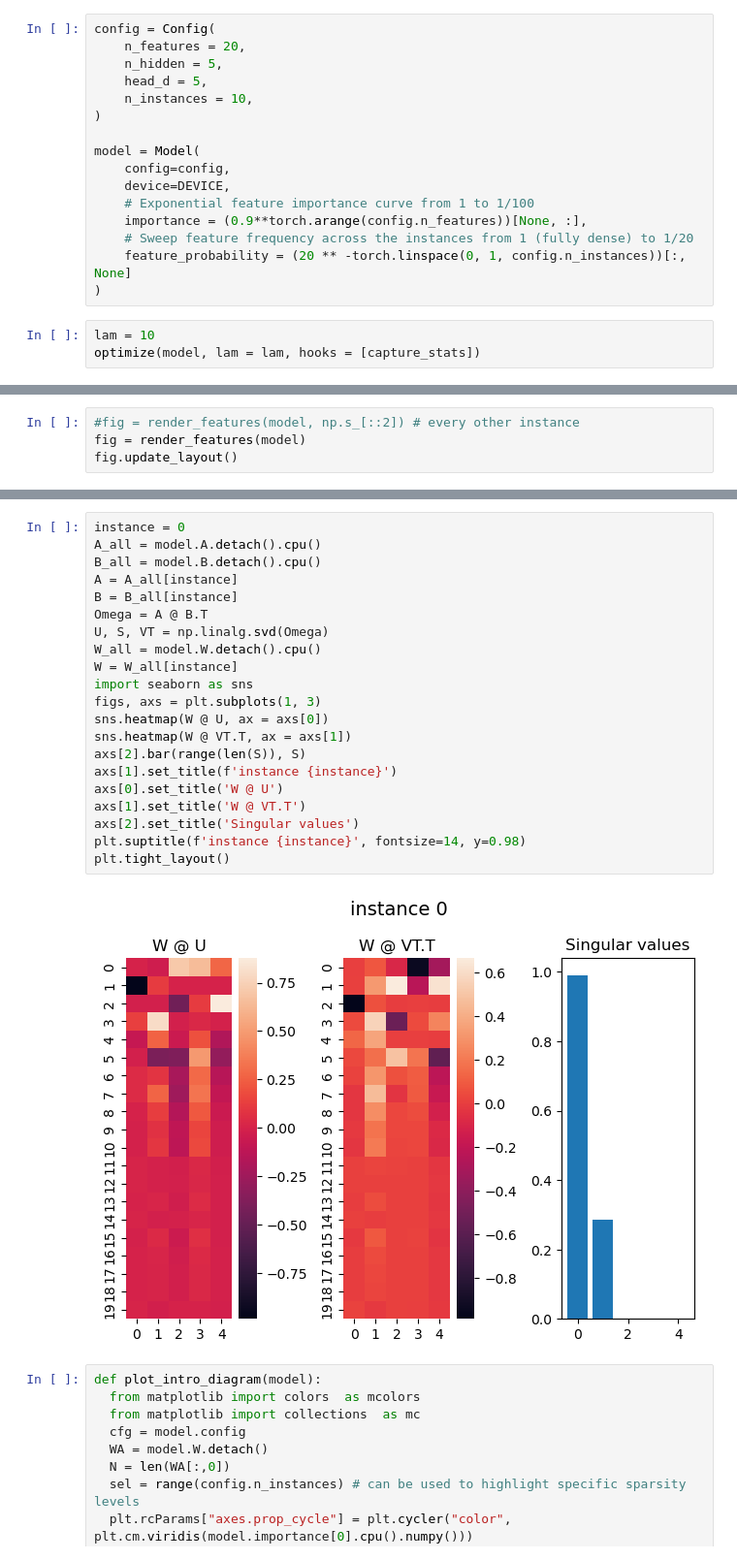
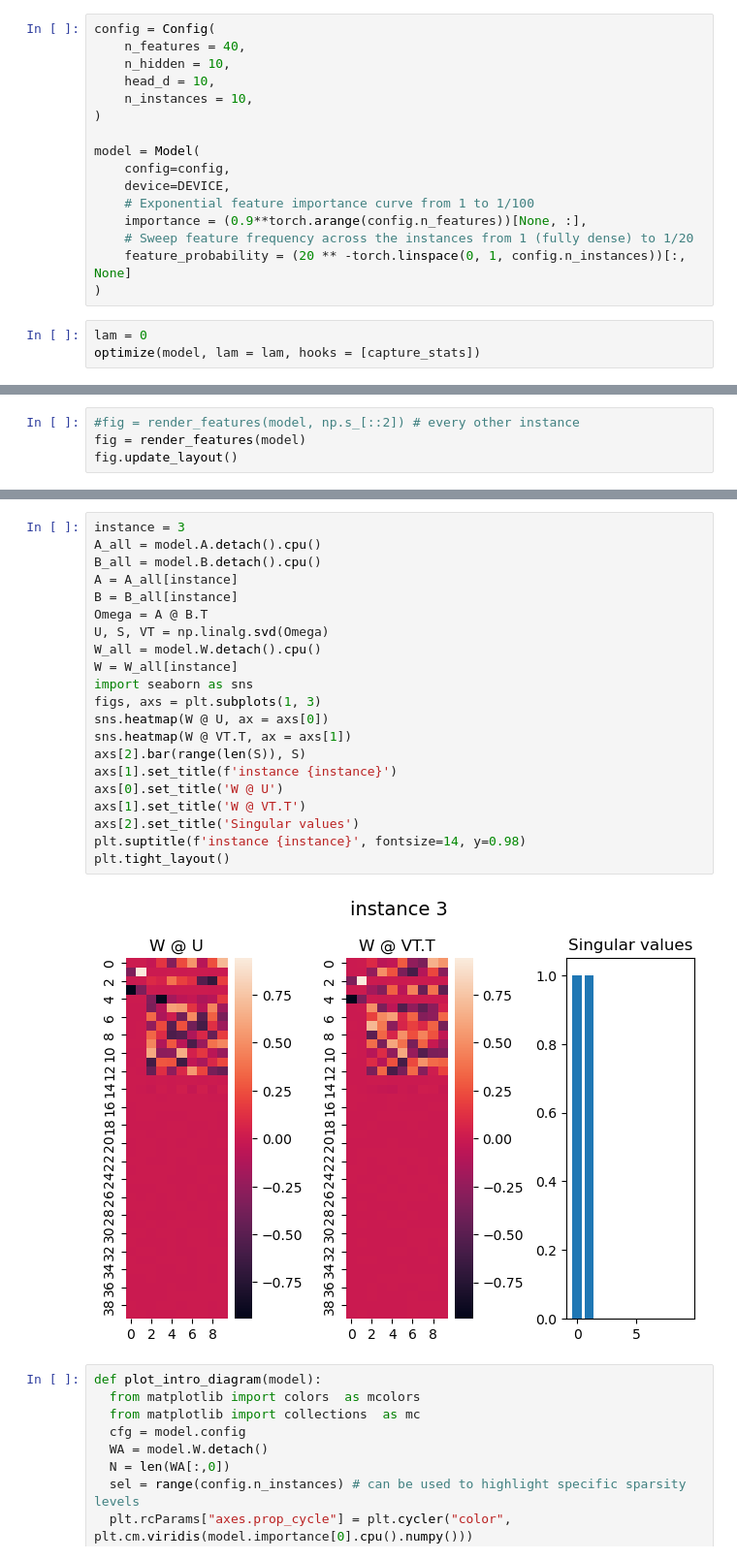
Before and after one commit to mcrovella/sparse-learning, a Jupyter notebook: mark/toy_xformer.ipynb, the cells around one changed output, grey strips where cells are left out. Shown: that part at 97% size. Saved outputs shown, nothing was run; the diff lists cells and outputs as text.

```diff
--- a/mark/toy_xformer.ipynb
+++ b/mark/toy_xformer.ipynb
@@ -201,9 +201,9 @@ def capture_stats(stats):
 Basic setting is 20 x 5 x 5 x 10, lam = 10
 # %%
 config = Config(
-    n_features = 20,
-    n_hidden = 5,
-    head_d = 5,
+    n_features = 40,
+    n_hidden = 10,
+    head_d = 10,
     n_instances = 10,
 )
 
@@ -216,7 +216,7 @@ model = Model(
     feature_probability = (20 ** -torch.linspace(0, 1, config.n_instances))[:, None]
 )
 # %%
-lam = 10
+lam = 0
 optimize(model, lam = lam, hooks = [capture_stats])
 # %%
 res = np.array(res_array)
@@ -304,26 +317,26 @@ fig.update_layout()
 # %%
-instance = 0
+instance = 3
 A_all = model.A.detach().cpu()
 B_all = model.B.detach().cpu()
 A = A_all[instance]
 B = B_all[instance]
 Omega = A @ B.T
 U, S, VT = np.linalg.svd(Omega)
 W_all = model.W.detach().cpu()
 W = W_all[instance]
 import seaborn as sns
 figs, axs = plt.subplots(1, 3)
 sns.heatmap(W @ U, ax = axs[0])
 sns.heatmap(W @ VT.T, ax = axs[1])
 axs[2].bar(range(len(S)), S)
 axs[1].set_title(f'instance {instance}')
 axs[0].set_title('W @ U')
 axs[1].set_title('W @ VT.T')
 axs[2].set_title('Singular values')
 plt.suptitle(f'instance {instance}', fontsize=14, y=0.98)
 plt.tight_layout()
 # %% [output]
-[figure, old version]
+[figure, new version]
 # %%
 def plot_intro_diagram(model):
   from matplotlib import colors  as mcolors
```
Also changed, not shown: parts of 2 cells of this notebook, 2 other files.
